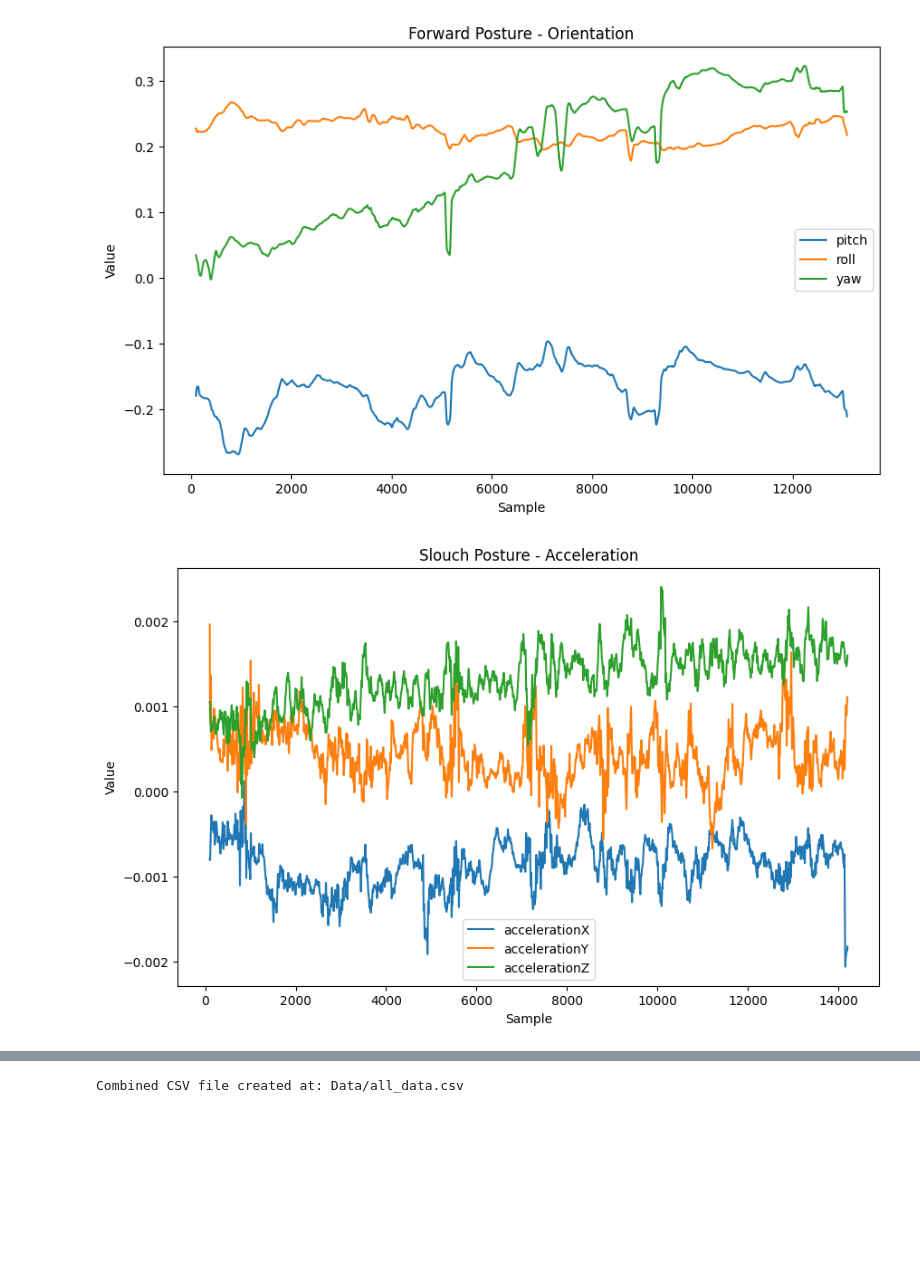
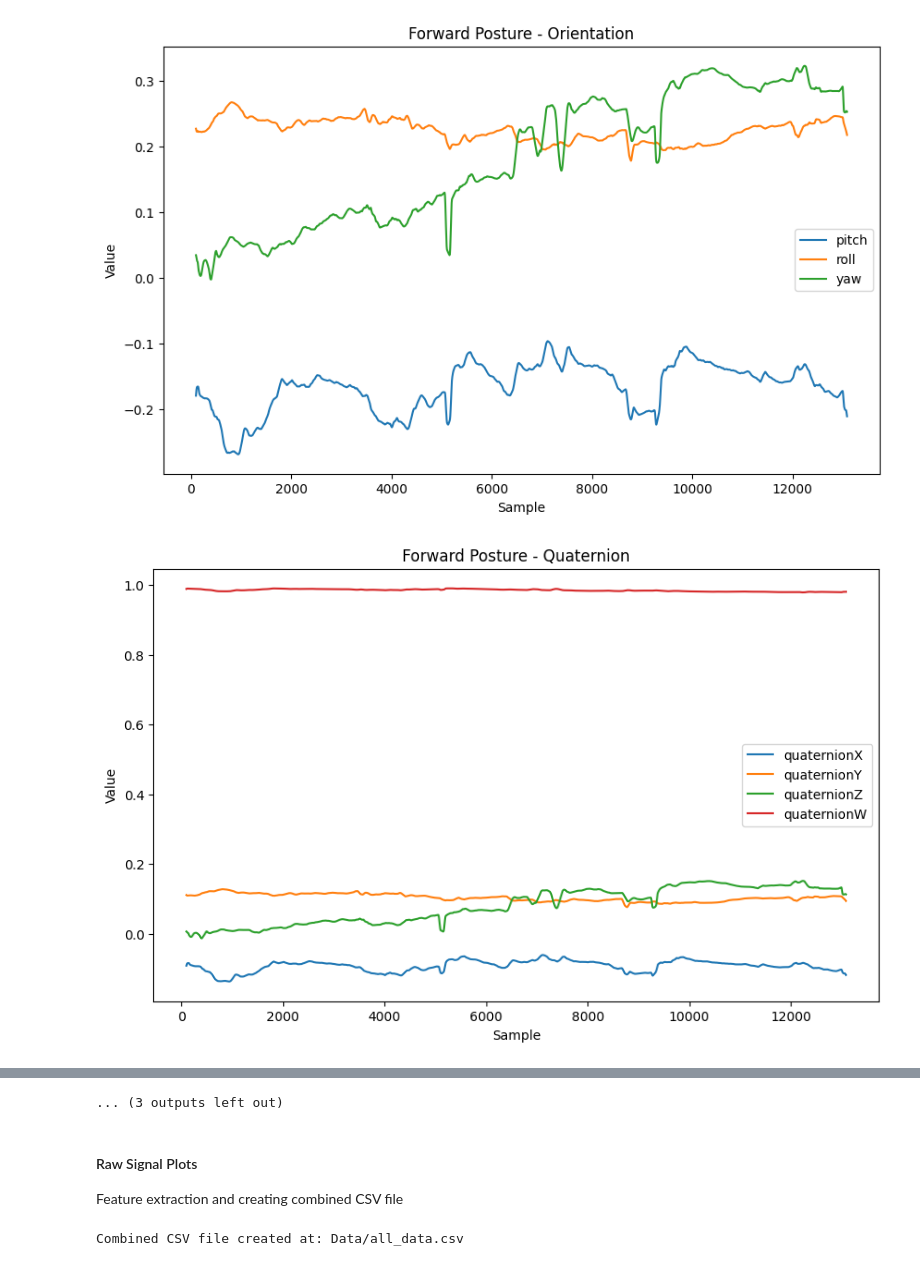
Before and after one commit to arnavkankaria/328Project, a Jupyter notebook: posture_detection.ipynb, the cells around one changed output, grey strips where cells are left out. Cells and saved outputs as stored; diff of their text form; code cells hidden in the pictures; blank space fills up the shorter version.

```diff
--- a/posture_detection.ipynb
+++ b/posture_detection.ipynb
@@ -41,19 +43,28 @@ slouch_data = pd.read_csv('Data/Slouch/Arnav_slouch1.csv')
 straight_data = pd.read_csv('Data/Straight/Arnav_straight6.csv')
 
 # Function to plot data
-def plot_data(data, title):
+def plot_data(data, columns, title):
     plt.figure(figsize=(10, 6))
-    plt.plot(data['accelerationX'], label='accelerationX')
-    plt.plot(data['accelerationY'], label='accelerationY')
-    plt.plot(data['accelerationZ'], label='accelerationZ')
+    for column in columns:
+        plt.plot(data[column], label=column)
     plt.title(title)
     plt.xlabel('Sample')
-    plt.ylabel('Acceleration')
+    plt.ylabel('Value')
     plt.legend()
     plt.show()
 
-# Draw plots for each file
-plot_data(forward_data, 'Forward Posture')
-plot_data(slouch_data, 'Slouch Posture')
-plot_data(straight_data, 'Straight Posture')
+plot_data(forward_data, ['gravityX', 'gravityY', 'gravityZ'], 'Forward Posture - Gravity')
+plot_data(forward_data, ['rotationRateX', 'rotationRateY', 'rotationRateZ'], 'Forward Posture - Rotation')
+plot_data(forward_data, ['pitch', 'roll', 'yaw'], 'Forward Posture - Orientation')
+plot_data(forward_data, ['quaternionX', 'quaternionY', 'quaternionZ', 'quaternionW'], 'Forward Posture - Quaternion')
+
+plot_data(slouch_data, ['gravityX', 'gravityY', 'gravityZ'], 'Slouch Posture - Gravity')
+plot_data(slouch_data, ['rotationRateX', 'rotationRateY', 'rotationRateZ'], 'Slouch Posture - Rotation')
+plot_data(slouch_data, ['pitch', 'roll', 'yaw'], 'Slouch Posture - Orientation')
+plot_data(slouch_data, ['quaternionX', 'quaternionY', 'quaternionZ', 'quaternionW'], 'Slouch Posture - Quaternion')
+
+plot_data(straight_data, ['gravityX', 'gravityY', 'gravityZ'], 'Straight Posture - Gravity')
+plot_data(straight_data, ['rotationRateX', 'rotationRateY', 'rotationRateZ'], 'Straight Posture - Rotation')
+plot_data(straight_data, ['pitch', 'roll', 'yaw'], 'Straight Posture - Orientation')
+plot_data(straight_data, ['quaternionX', 'quaternionY', 'quaternionZ', 'quaternionW'], 'Straight Posture - Quaternion')
 # %% [output]
@@ -165,7 +142,7 @@ straight_data = pd.read_csv('Data/Straight/Arnav_straight6.csv')
 
 # Apply the filters and trim the data
 for data in [forward_data, slouch_data, straight_data]:
-    for column in ['accelerationX', 'accelerationY', 'accelerationZ', 'gravityX', 'gravityY', 'gravityZ', 'rotationRateX', 'rotationRateY', 'rotationRateZ', 'pitch', 'roll', 'yaw']:
+    for column in ['accelerationX', 'accelerationY', 'accelerationZ', 'gravityX', 'gravityY', 'gravityZ', 'rotationRateX', 'rotationRateY', 'rotationRateZ', 'pitch', 'roll', 'yaw', 'quaternionX', 'quaternionY', 'quaternionZ', 'quaternionW']:
         if column in data.columns:
             data[column] = low_pass_filter(data[column])
             data[column] = moving_average_filter(data[column])
@@ -182,19 +159,22 @@ def plot_data(data, columns, title):
     plt.legend()
     plt.show()
 
-# Draw plots for acceleration, gravity, rotation, and orientation data
+# Draw plots for gravity, rotation, orientation, and quaternion data
+plot_data(forward_data, ['gravityX', 'gravityY', 'gravityZ'], 'Forward Posture - Gravity')
 plot_data(forward_data, ['accelerationX', 'accelerationY', 'accelerationZ'], 'Forward Posture - Acceleration')
-plot_data(forward_data, ['gravityX', 'gravityY', 'gravityZ'], 'Forward Posture - Gravity')
 plot_data(forward_data, ['rotationRateX', 'rotationRateY', 'rotationRateZ'], 'Forward Posture - Rotation')
 plot_data(forward_data, ['pitch', 'roll', 'yaw'], 'Forward Posture - Orientation')
+plot_data(forward_data, ['quaternionX', 'quaternionY', 'quaternionZ', 'quaternionW'], 'Forward Posture - Quaternion')
 
+plot_data(slouch_data, ['gravityX', 'gravityY', 'gravityZ'], 'Slouch Posture - Gravity')
 plot_data(slouch_data, ['accelerationX', 'accelerationY', 'accelerationZ'], 'Slouch Posture - Acceleration')
-plot_data(slouch_data, ['gravityX', 'gravityY', 'gravityZ'], 'Slouch Posture - Gravity')
 plot_data(slouch_data, ['rotationRateX', 'rotationRateY', 'rotationRateZ'], 'Slouch Posture - Rotation')
 plot_data(slouch_data, ['pitch', 'roll', 'yaw'], 'Slouch Posture - Orientation')
+plot_data(slouch_data, ['quaternionX', 'quaternionY', 'quaternionZ', 'quaternionW'], 'Slouch Posture - Quaternion')
 
+plot_data(straight_data, ['gravityX', 'gravityY', 'gravityZ'], 'Straight Posture - Gravity')
 plot_data(straight_data, ['accelerationX', 'accelerationY', 'accelerationZ'], 'Straight Posture - Acceleration')
-plot_data(straight_data, ['gravityX', 'gravityY', 'gravityZ'], 'Straight Posture - Gravity')
 plot_data(straight_data, ['rotationRateX', 'rotationRateY', 'rotationRateZ'], 'Straight Posture - Rotation')
 plot_data(straight_data, ['pitch', 'roll', 'yaw'], 'Straight Posture - Orientation')
+plot_data(straight_data, ['quaternionX', 'quaternionY', 'quaternionZ', 'quaternionW'], 'Straight Posture - Quaternion')
 # %% [output]
@@ -203,4 +183,4 @@ plot_data(straight_data, ['pitch', 'roll', 'yaw'], 'Straight Posture - Orientati
 [figure]
 [figure]
-[figure, old version]
+[figure, new version]
 [figure]
@@ -213,3 +193,8 @@ plot_data(straight_data, ['pitch', 'roll', 'yaw'], 'Straight Posture - Orientati
+... (3 outputs left out)
+# %% [markdown]
+#### Raw Signal Plots
+
+Feature extraction and creating combined CSV file
 # %%
 import os
 import glob
```
Also changed, not shown: parts of 14 cells of this notebook, 12 other files.
